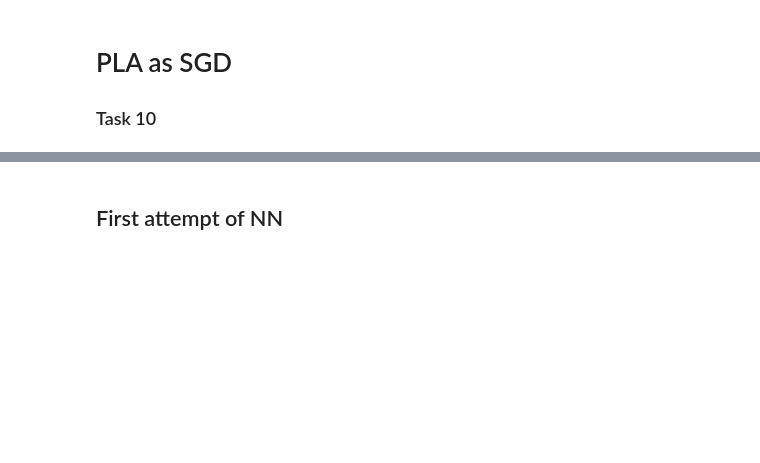
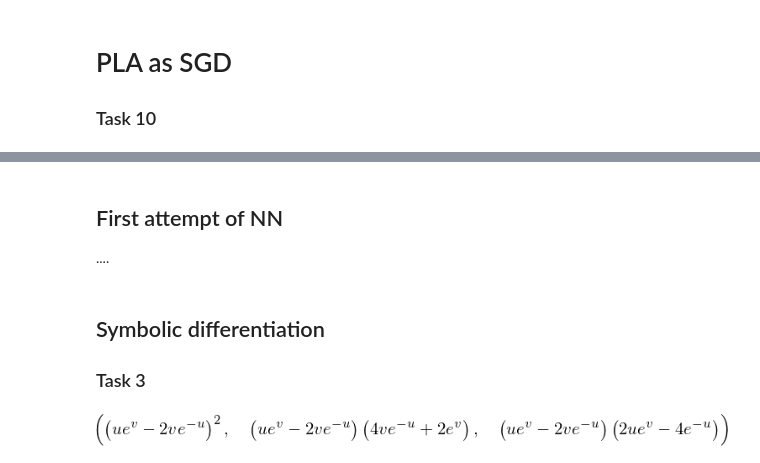
Before and after one commit to ivalearn/ml-from-data, a Jupyter notebook: week-5.ipynb, the cells around one changed output, grey strips where cells are left out. Cells and saved outputs as stored; diff of their text form; code cells hidden in the pictures; blank space fills up the shorter version.

```diff
--- a/week-5.ipynb
+++ b/week-5.ipynb
@@ -272,2 +274,20 @@ def pla_test(x_samp, y_samp, x_ver=None, y_ver=None, normalize=False):
 # %% [markdown]
 ## First attempt of NN
+
+....
+# %% [markdown]
+## Symbolic differentiation
+
+### Task 3
+# %%
+from sympy import init_printing
+def diff_du_dv():
+    from sympy import symbols, exp, diff, init_printing
+    u,v = symbols('u v')
+    e = (u * exp(v) - 2 * v * exp(-u)) ** 2
+    du,dv = diff(e,u), diff(e,v)
+    return e, du, dv
+init_printing()
+diff_du_dv()
+# %% [output]
+[figure, added]
```
Also changed, not shown: parts of 9 cells of this notebook.
